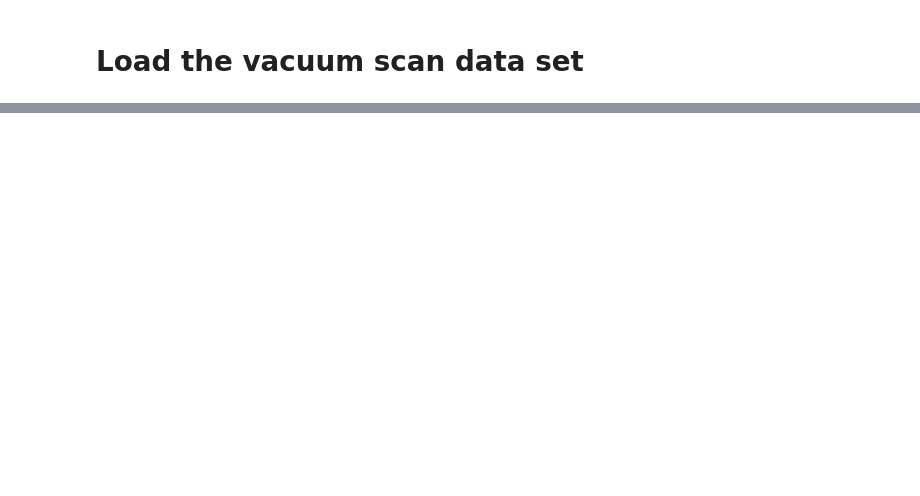
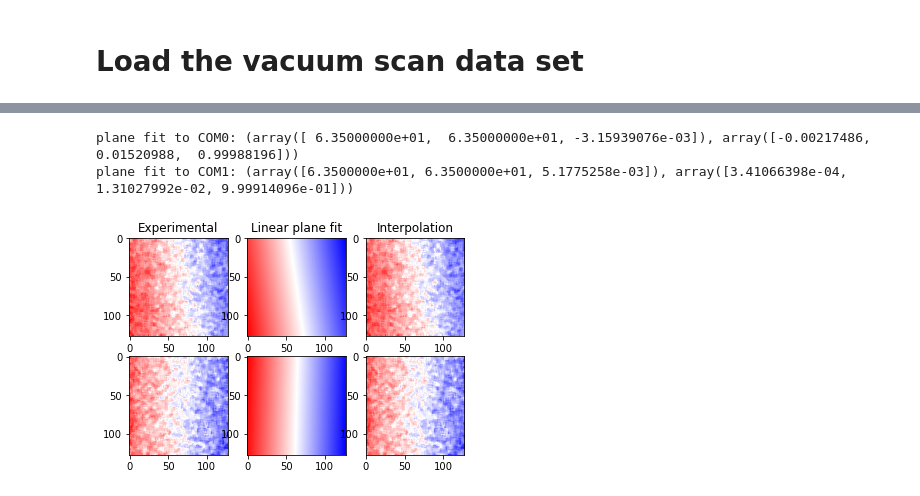
Before and after one commit to OpenChemistry/stempy, a Jupyter notebook: examples/vacuum_scan_subtract.ipynb, the cells around one changed output, grey strips where cells are left out. Saved outputs shown, nothing was run; the diff lists cells and outputs as text; code cells hidden in the pictures; blank space fills up the shorter version.

```diff
--- a/examples/vacuum_scan_subtract.ipynb
+++ b/examples/vacuum_scan_subtract.ipynb
@@ -133,32 +159,35 @@ com2_fit[1,:,:] = ndimage.map_coordinates(com2_filt[1,:,:], (YY.ravel(), XX.rave
 
 com2_fit_median = np.median(com2_fit,axis=(1,2))
 
 # Fit to a plane
 planeCOM0 = planeFit(np.stack((YY, XX, com2_filt[0,]-com2_median[0])))
 planeCOM1 = planeFit(np.stack((YY, XX, com2_filt[1,]-com2_median[1])))
 
 print(f'plane fit to COM0: {planeCOM0}')
 print(f'plane fit to COM1: {planeCOM1}')
 
 normal = planeCOM0[1]
 d = np.dot(-planeCOM0[0], normal)
 # calculate corresponding z
 z0 = (-normal[0]*YY - normal[1]*XX - d)/normal[2]
 
 normal = planeCOM1[1]
 d = np.dot(-planeCOM1[0], normal)
 # calculate corresponding z
 z1 = (-normal[0]*YY - normal[1]*XX - d)/normal[2]
 
 # Plot everything together
 fg,ax = plt.subplots(2, 3)
 ax[0, 0].imshow(com2_filt[0,],cmap='bwr')
 ax[0, 0].set(title='Experimental')
 ax[0, 1].imshow(z0, cmap='bwr')
 ax[0, 1].set(title='Linear plane fit')
 ax[1, 0].imshow(com2_filt[1,],cmap='bwr')
 ax[1, 1].imshow(z1, cmap='bwr')
 ax[0, 2].imshow(com2_fit[0,]-com2_fit_median[0], cmap='bwr')
 ax[1, 2].imshow(com2_fit[1,]-com2_fit_median[1], cmap='bwr')
-ax[0, 2].set(title='Interpolation')
-fg.tight_layout()
+ax[0, 2].set(title='Interpolation');
+# %% [output]
+plane fit to COM0: (array([ 6.35000000e+01,  6.35000000e+01, -3.15939076e-03]), array([-0.00217486,  0.01520988,  0.99988196]))
+plane fit to COM1: (array([6.3500000e+01, 6.3500000e+01, 5.1775258e-03]), array([3.41066398e-04, 1.31027992e-02, 9.99914096e-01]))
+[figure, added]
```
Also changed, not shown: parts of 16 cells of this notebook.
